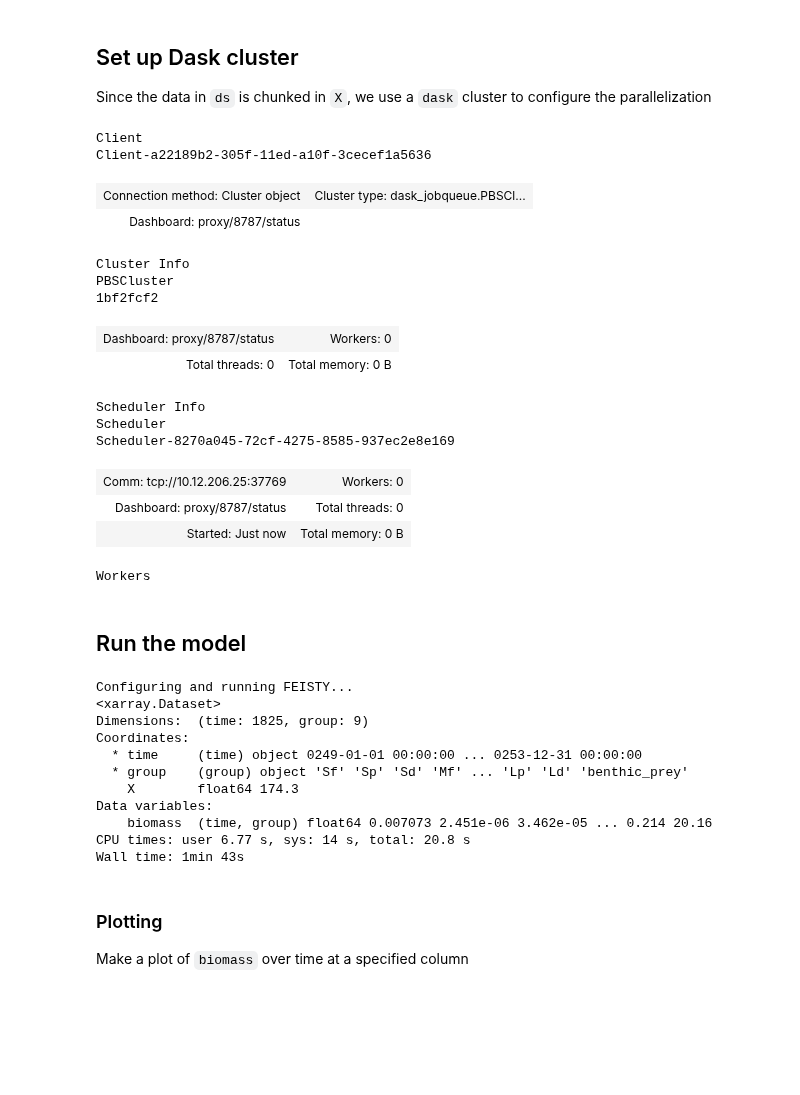
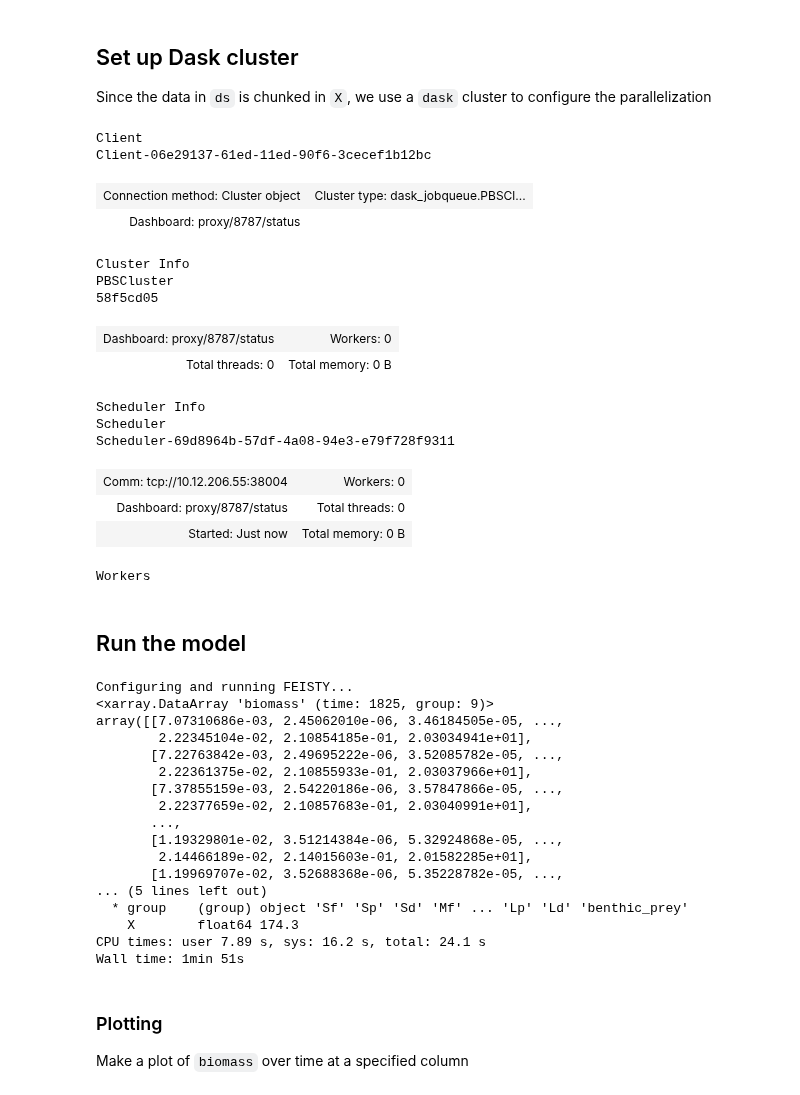
Before and after one commit to marbl-ecosys/feisty, a Jupyter notebook: examples/FOSI_cesm.ipynb, the cells around one changed output. Cells and saved outputs as stored; diff of their text form; code cells hidden in the pictures; blank space fills up the shorter version.

```diff
--- a/examples/FOSI_cesm.ipynb
+++ b/examples/FOSI_cesm.ipynb
@@ -108,0 +28,5 @@ Attributes: (0)
+# %%
+# Read settings from YAML
+feisty_config_file = 'feisty-config.FOSI_CESM.yml'
+with open(feisty_config_file) as f:
+    feisty_config = yaml.safe_load(f)
@@ -111,37 +69,37 @@ Attributes: (0)
 
 Since the data in `ds` is chunked in `X`, we use a `dask` cluster to configure the parallelization
 # %%
-ncores = np.minimum(num_chunks, 36)
+mem = 10  # GB
 dask.config.set({'distributed.dashboard.link': 'proxy/{port}/status'})
 # dask.config.set({"distributed.comm.timeouts.tcp": "180s"})
 # dask.config.set({"distributed.comm.timeouts.connect": "180s"})
 cluster = PBSCluster(
-    memory='300 GB',
-    processes=ncores,
-    cores=ncores,
+    memory=f'{mem} GB',
+    processes=1,
+    cores=1,
     queue='casper',
     walltime='1:00:00',
-    resource_spec='select=1:ncpus=36:mem=300GB',
+    resource_spec=f'select=1:ncpus=1:mem={mem}GB',
     log_directory='./dask-logs',
 )
 
-cluster.scale(1)
+cluster.scale(feisty_config['num_chunks'])
 client = Client(cluster)
 client
 # %% [output]
 Client
-Client-a22189b2-305f-11ed-a10f-3cecef1a5636
+Client-06e29137-61ed-11ed-90f6-3cecef1b12bc
 | Connection method: Cluster object | Cluster type: dask_jobqueue.PBSCl... |
 | Dashboard: proxy/8787/status |  |
 Cluster Info
 PBSCluster
-1bf2fcf2
+58f5cd05
 | Dashboard: proxy/8787/status | Workers: 0 |
 | Total threads: 0 | Total memory: 0 B |
 Scheduler Info
 Scheduler
-Scheduler-8270a045-72cf-4275-8585-937ec2e8e169
+Scheduler-69d8964b-57df-4a08-94e3-e79f728f9311
-| Comm: tcp://10.12.206.25:37769 | Workers: 0 |
+| Comm: tcp://10.12.206.55:38004 | Workers: 0 |
 | Dashboard: proxy/8787/status | Total threads: 0 |
 | Started: Just now | Total memory: 0 B |
 Workers
@@ -149,39 +107,28 @@ Workers
 ## Run the model
 # %%
 %%time
+print(f'Configuring and running FEISTY...')
+da_out = ds_out["biomass"].compute()
 
-print(f'Configuring and running FEISTY...')
-nsteps = nyears * 365
-
-# map_blocks lets us run in parallel over our dask cluster
-ds_out = xr.map_blocks(
-    feisty.config_and_run_from_dataset,
-    ds,
-    args=(
-        nsteps,
-        start_date,
-        ignore_year_in_forcing,
-        settings_in,
-        diagnostic_names,
-        max_output_time_dim,
-        method,
-    ),
-    template=template,
-).compute()
-
-print(ds_out.isel(X=55000))
+print(da_out.isel(X=55000))
 # %% [output]
 Configuring and running FEISTY...
-<xarray.Dataset>
-Dimensions:  (time: 1825, group: 9)
-Coordinates:
-  * time     (time) object 0249-01-01 00:00:00 ... 0253-12-31 00:00:00
+<xarray.DataArray 'biomass' (time: 1825, group: 9)>
+array([[7.07310686e-03, 2.45062010e-06, 3.46184505e-05, ...,
+        2.22345104e-02, 2.10854185e-01, 2.03034941e+01],
+       [7.22763842e-03, 2.49695222e-06, 3.52085782e-05, ...,
+        2.22361375e-02, 2.10855933e-01, 2.03037966e+01],
+       [7.37855159e-03, 2.54220186e-06, 3.57847866e-05, ...,
+        2.22377659e-02, 2.10857683e-01, 2.03040991e+01],
+       ...,
+       [1.19329801e-02, 3.51214384e-06, 5.32924868e-05, ...,
+        2.14466189e-02, 2.14015603e-01, 2.01582285e+01],
+       [1.19969707e-02, 3.52688368e-06, 5.35228782e-05, ...,
+... (5 lines left out)
   * group    (group) object 'Sf' 'Sp' 'Sd' 'Mf' ... 'Lp' 'Ld' 'benthic_prey'
     X        float64 174.3
-Data variables:
-    biomass  (time, group) float64 0.007073 2.451e-06 3.462e-05 ... 0.214 20.16
-CPU times: user 6.77 s, sys: 14 s, total: 20.8 s
-Wall time: 1min 43s
+CPU times: user 7.89 s, sys: 16.2 s, total: 24.1 s
+Wall time: 1min 51s
 # %% [markdown]
 ### Plotting
 
```
Also changed, not shown: parts of 7 cells of this notebook, 19 other files.
